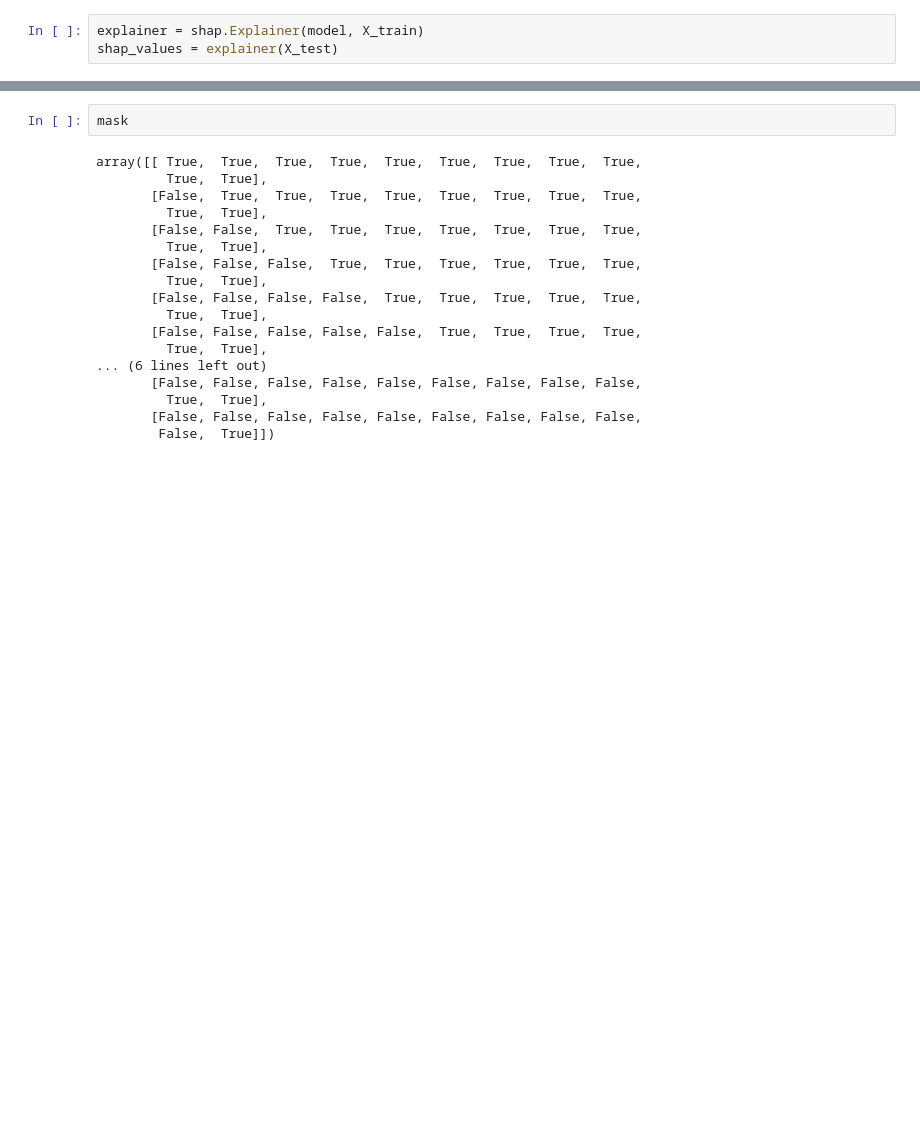
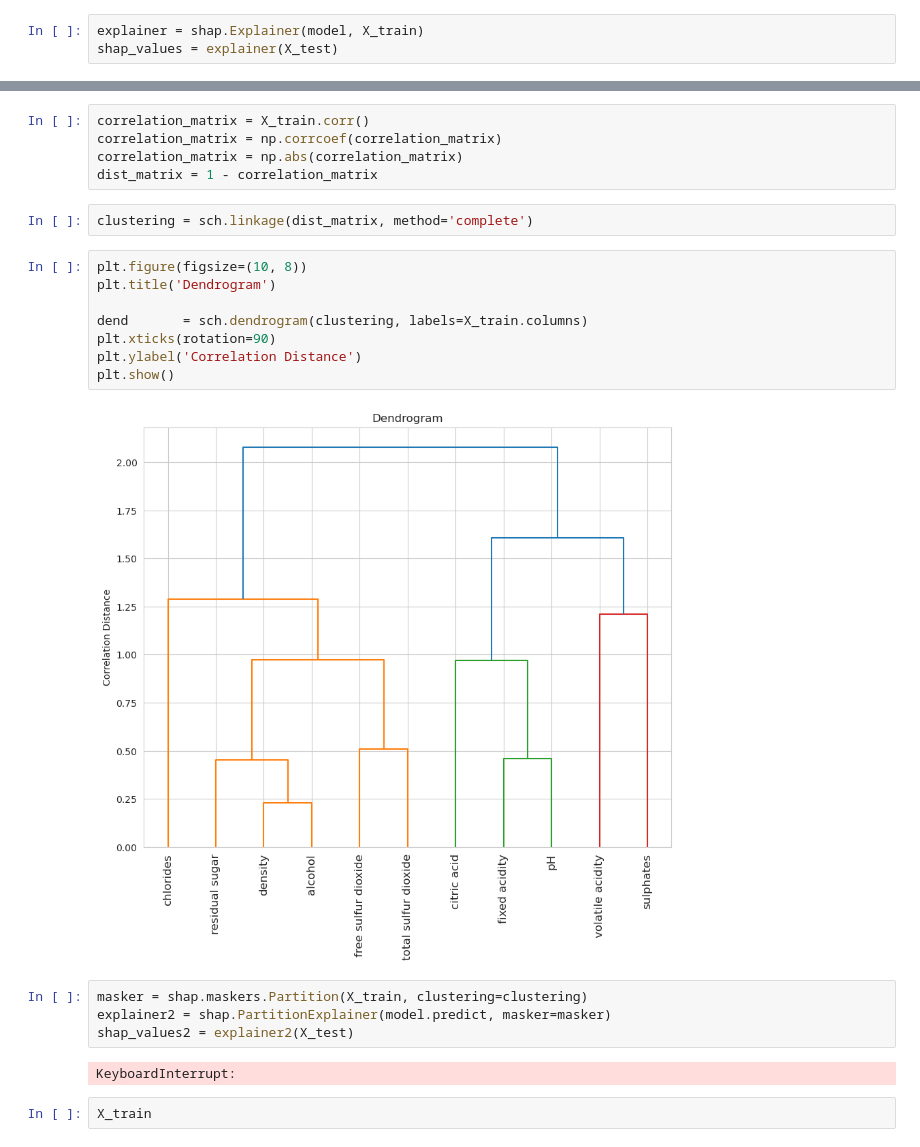
Before and after one commit to AndrewSwinn/Regression, a Jupyter notebook: 12-random-forest-regression.ipynb, the cells around one changed output, grey strips where cells are left out. Drawn from its saved outputs; the diff is of its cells as text; blank space fills up the shorter version.

```diff
--- a/12-random-forest-regression.ipynb
+++ b/12-random-forest-regression.ipynb
@@ -51,20 +52,25 @@ sns.heatmap(corr, mask=mask, cmap=cmap, vmax=.3, center=0,square=True, linewidth
 # %%
-mask
+correlation_matrix = X_train.corr()
+correlation_matrix = np.corrcoef(correlation_matrix)
+correlation_matrix = np.abs(correlation_matrix)
+dist_matrix = 1 - correlation_matrix
-# %% [output]
-array([[ True,  True,  True,  True,  True,  True,  True,  True,  True,
-         True,  True],
-       [False,  True,  True,  True,  True,  True,  True,  True,  True,
-         True,  True],
-       [False, False,  True,  True,  True,  True,  True,  True,  True,
-         True,  True],
-       [False, False, False,  True,  True,  True,  True,  True,  True,
-         True,  True],
-       [False, False, False, False,  True,  True,  True,  True,  True,
-         True,  True],
-       [False, False, False, False, False,  True,  True,  True,  True,
-         True,  True],
-... (6 lines left out)
-       [False, False, False, False, False, False, False, False, False,
-         True,  True],
-       [False, False, False, False, False, False, False, False, False,
-        False,  True]])
+# %%
+clustering = sch.linkage(dist_matrix, method='complete')
+# %%
+plt.figure(figsize=(10, 8))
+plt.title('Dendrogram')
+
+dend       = sch.dendrogram(clustering, labels=X_train.columns)
+plt.xticks(rotation=90)
+plt.ylabel('Correlation Distance')
+plt.show()
+# %% [output]
+[figure, added]
+# %%
+masker = shap.maskers.Partition(X_train, clustering=clustering)
+explainer2 = shap.PartitionExplainer(model.predict, masker=masker)
+shap_values2 = explainer2(X_test)
+# %% [output]
+KeyboardInterrupt:
+# %%
+X_train
```
Also changed, not shown: parts of 6 cells of this notebook.
